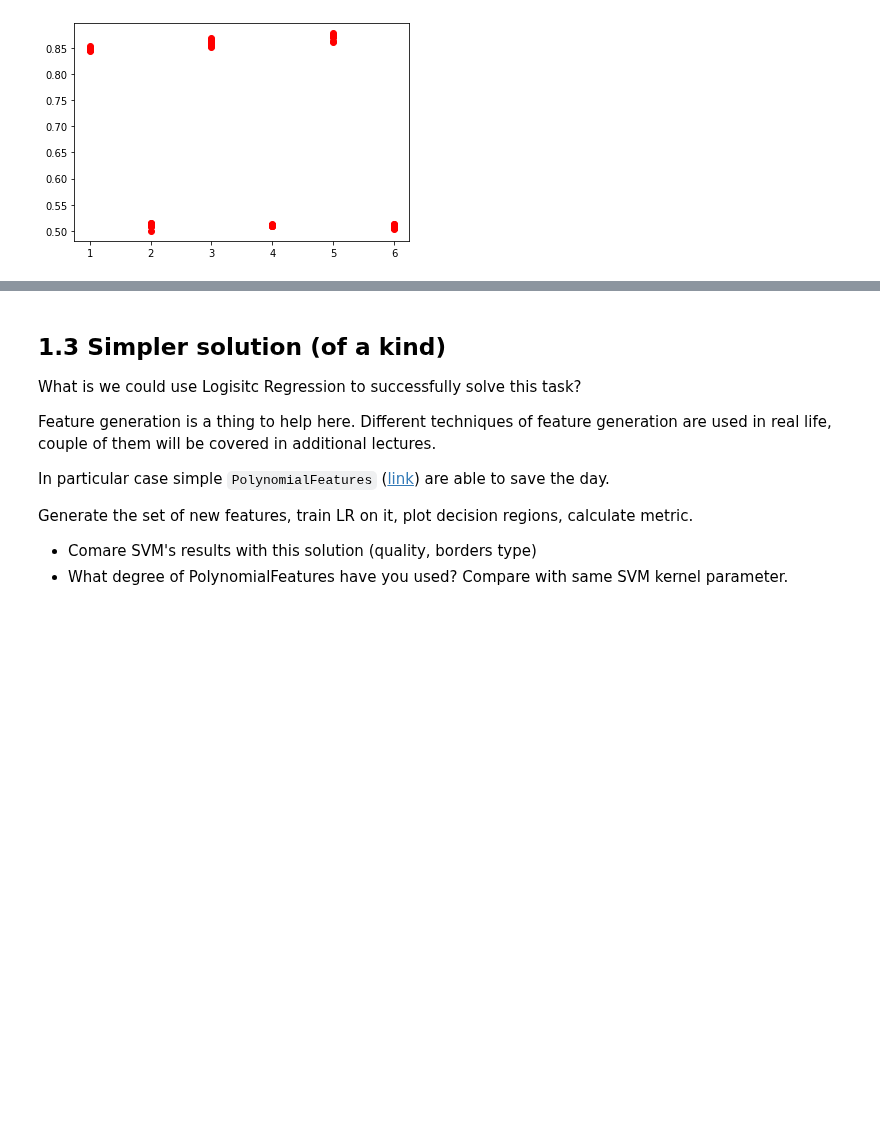
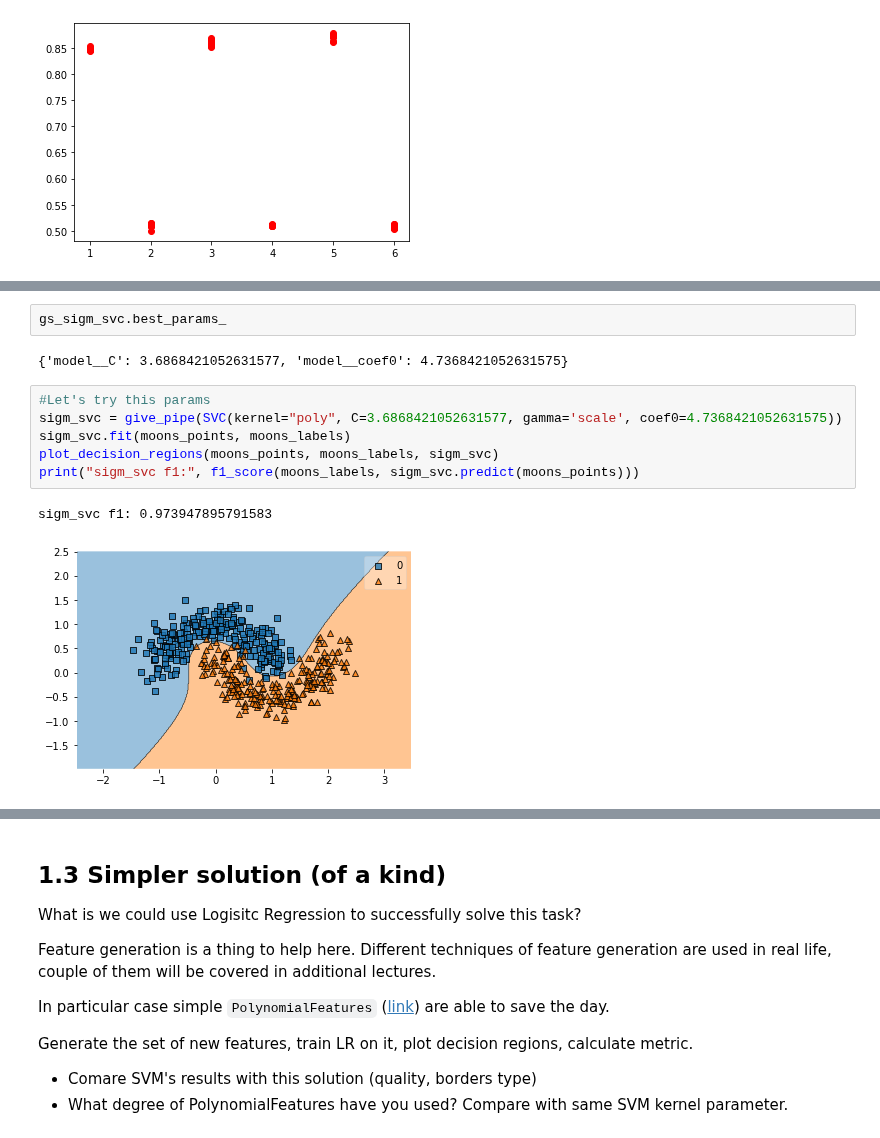
Before and after one commit to Sergey-Tkachenko/ml_mipt_homeworks, a Jupyter notebook: Lab1_part2_SVM.ipynb, the cells around one changed output, grey strips where cells are left out. Drawn from its saved outputs; the diff is of its cells as text; blank space fills up the shorter version.

```diff
--- a/Lab1_part2_SVM.ipynb
+++ b/Lab1_part2_SVM.ipynb
@@ -231,0 +270,13 @@ plt.plot(degree_grid, scores_scale, 'ro')
+# %%
+gs_sigm_svc.best_params_
+# %% [output]
+{'model__C': 3.6868421052631577, 'model__coef0': 4.7368421052631575}
+# %%
+#Let's try this params
+sigm_svc = give_pipe(SVC(kernel="poly", C=3.6868421052631577, gamma='scale', coef0=4.7368421052631575))
+sigm_svc.fit(moons_points, moons_labels)
+plot_decision_regions(moons_points, moons_labels, sigm_svc)
+print("sigm_svc f1:", f1_score(moons_labels, sigm_svc.predict(moons_points)))
+# %% [output]
+sigm_svc f1: 0.973947895791583
+[figure, added]
```
Also changed, not shown: parts of 12 cells of this notebook.
